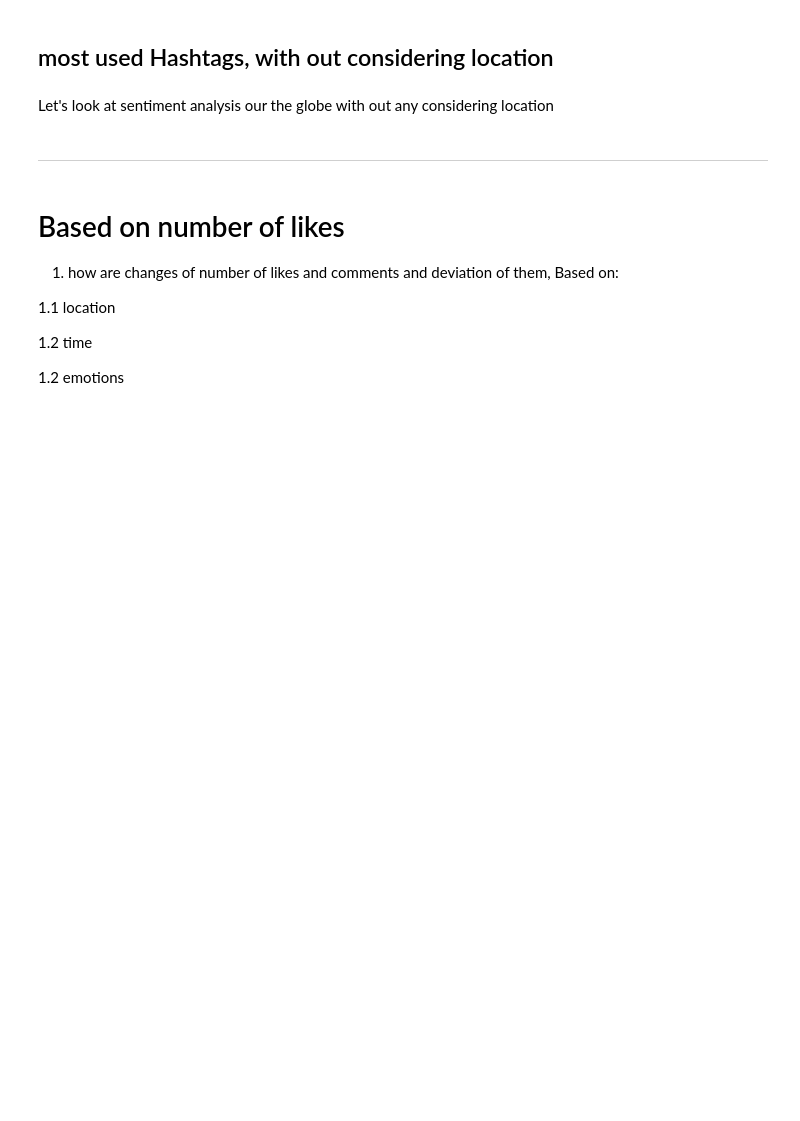
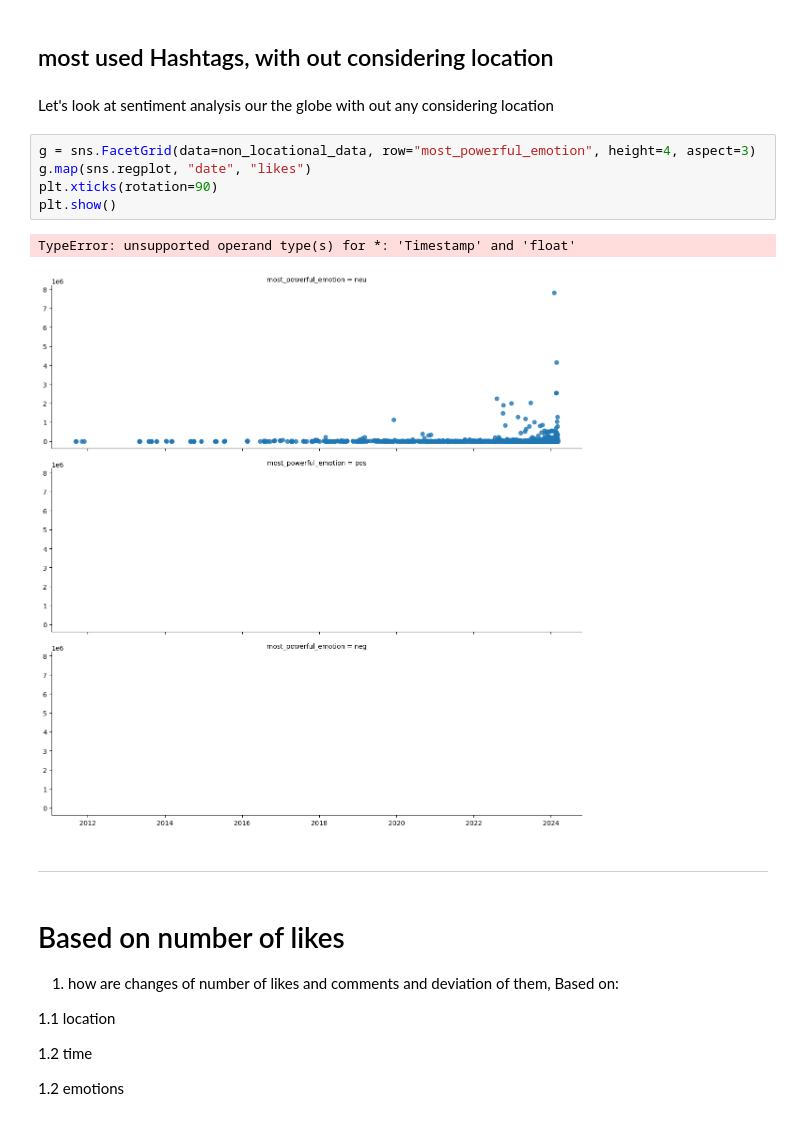
Before and after one commit to saeedshirani/Inastagram-data-analysis, a Jupyter notebook: 4.EDA/EDA.ipynb, the cells around one changed output. Saved outputs shown, nothing was run; the diff lists cells and outputs as text; blank space fills up the shorter version.

```diff
--- a/4.EDA/EDA.ipynb
+++ b/4.EDA/EDA.ipynb
@@ -197,6 +197,14 @@ There is a little data with `negative emotions`, so it is possible to say our da
 ## most used Hashtags, with out considering location
 # %% [markdown]
 Let's look at sentiment analysis our the globe with out any considering location
+# %%
+g = sns.FacetGrid(data=non_locational_data, row="most_powerful_emotion", height=4, aspect=3)
+g.map(sns.regplot, "date", "likes")
+plt.xticks(rotation=90)
+plt.show()
+# %% [output]
+TypeError: unsupported operand type(s) for *: 'Timestamp' and 'float'
+[figure, added]
 # %% [markdown]
 ----------
 # %% [markdown]
```
Also changed, not shown: parts of 1 cell of this notebook.
